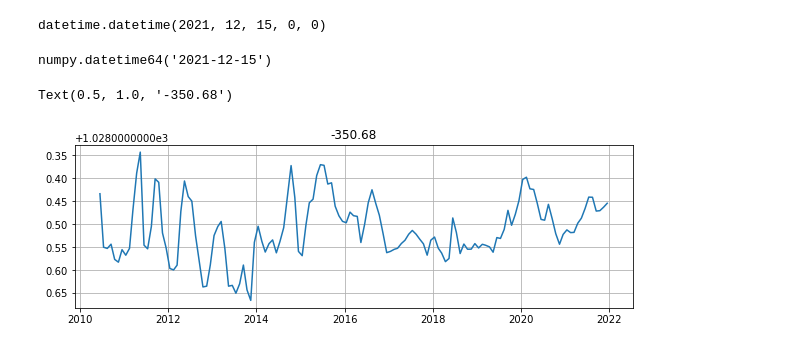
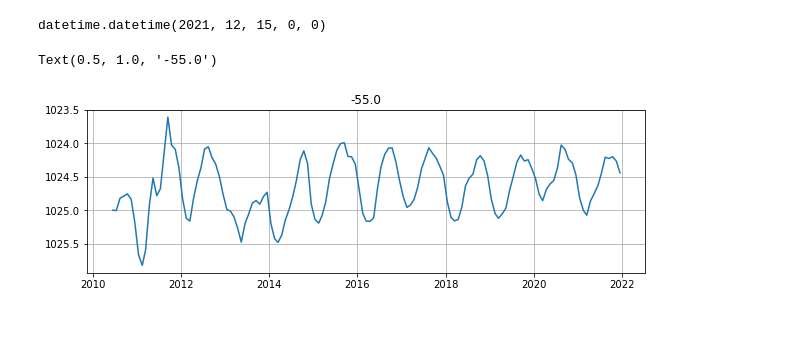
Before and after one commit to jakesteinberg/nasa_ostst, a Jupyter notebook: argo_landerer.ipynb, the cells around one changed output. Saved outputs shown, nothing was run; the diff lists cells and outputs as text; code cells hidden in the pictures.

```diff
--- a/argo_landerer.ipynb
+++ b/argo_landerer.ipynb
@@ -146,10 +146,6 @@ datetime.fromordinal(int(tday)) + dt.timedelta(days=tday%1) - dt.timedelta(days=
 2021-12-15
 738504.0
 datetime.datetime(2021, 12, 15, 0, 0)
-# %%
-t_rec[-1]
-# %% [output]
-numpy.datetime64('2021-12-15')
 # %%
 # for each month obtain mean density profile
 v_cell_t = ecco_grid.hFacC.isel(tile=tile_num)*ecco_grid.drF            # actual layer thicknesses
@@ -169,13 +165,13 @@ for i in range(len(t_rec)):
         rho_argo[:,i] = np.interp(-1*v_cell_z.data,\
                                   -1*a_z[good],mean_rho[good])
 # %%
-t_dep = 20
+t_dep = 5
 f, ax = plt.subplots(1,1,figsize=(10,3))
 ax.plot(t_rec,rho_argo[t_dep,:])
 ax.invert_yaxis()
 ax.grid()
 # ax.set_xlim([t_rec[0], t_rec[20]])
 ax.set_title(str(v_cell_z[t_dep].data))
 # %% [output]
-Text(0.5, 1.0, '-350.68')
+Text(0.5, 1.0, '-55.0')
-[figure, old version]
+[figure, new version]
```
Also changed, not shown: parts of 11 cells of this notebook, 5 other files.
